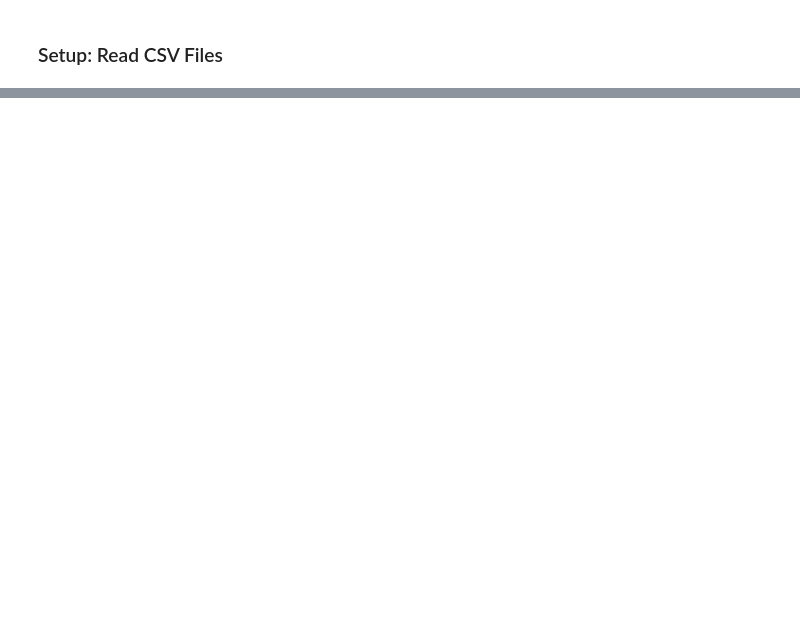
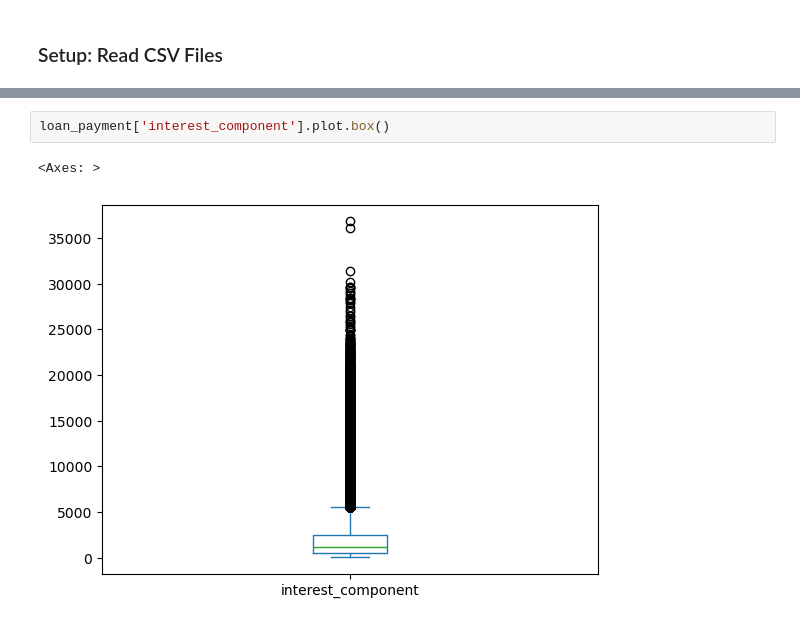
Before and after one commit to rohaa0831/Banking-Transactions, a Jupyter notebook: banking_transactions.ipynb, the cells around one changed output, grey strips where cells are left out. Cells and saved outputs as stored; diff of their text form; blank space fills up the shorter version.

```diff
--- a/banking_transactions.ipynb
+++ b/banking_transactions.ipynb
@@ -96,0 +92,5 @@ plt.show()
+# %%
+loan_payment['interest_component'].plot.box()
+# %% [output]
+<Axes: >
+[figure, added]
```
Also changed, not shown: parts of 19 cells of this notebook, 2 other files.
